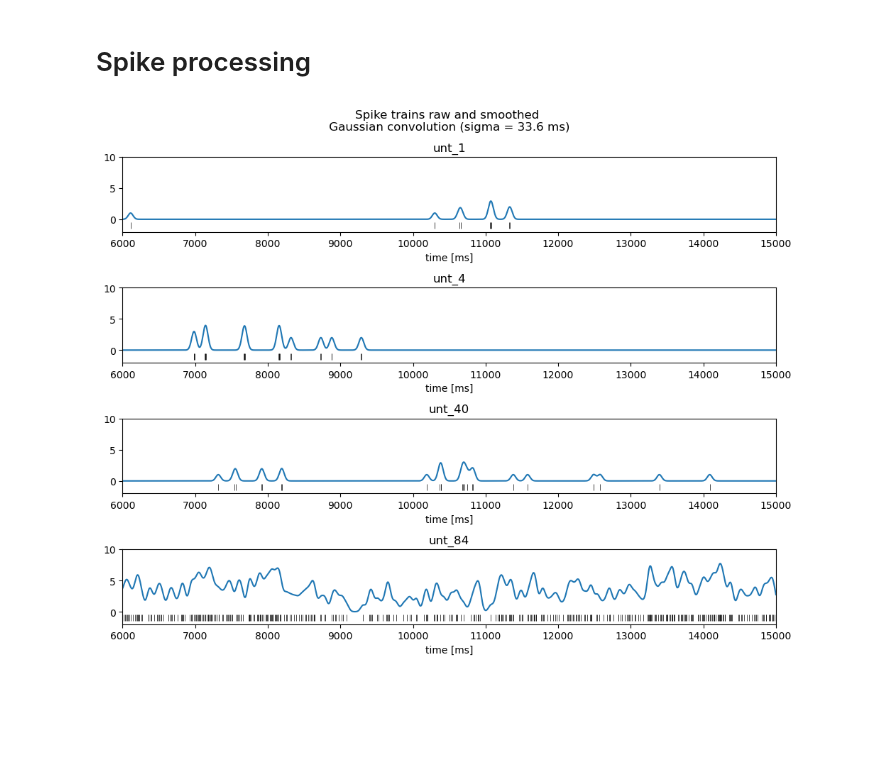
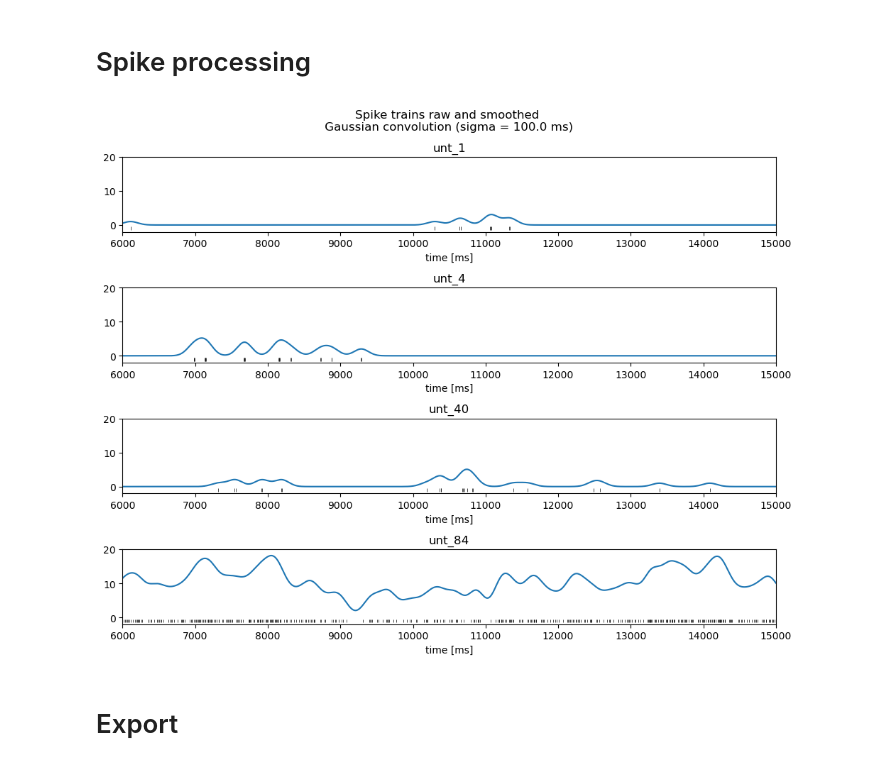
Before and after one commit to the-wang-lab/active_task_encoding_model, a Jupyter notebook: visualize_data.ipynb, the cells around one changed output. Cells and saved outputs as stored; diff of their text form; code cells hidden in the pictures; blank space fills up the shorter version.

```diff
--- a/visualize_data.ipynb
+++ b/visualize_data.ipynb
@@ -373,7 +365,7 @@ gr_prc = df_prc.groupby('trial')
 # %%
 # distance-based features (intra-trial, resets each trial)
 norm = lambda x: zscore(x) # normalize: subtract mean and normalize by standard deviation
-smooth_w = 42 # sigma=42 time steps (33 ms)
+smooth_w = 125 # sigma=125 time steps (100 ms)
 smooth = lambda x: gaussian_filter1d(x, sigma=smooth_w, mode='nearest')  # smooth with gaussian
 
 for i, raw in gr_raw:
@@ -394,12 +386,12 @@ for i, raw in gr_raw:
     dst3_nrm = norm(dst3_smt)
     df_prc.loc[raw.index, 'dst^3'] = dst3_nrm
 
-    # velocity TODO average dst more
+    # velocity
     vel_smt = np.gradient(dst_smt) # use smoothed dst
     vel_nrm = norm(vel_smt)
     df_prc.loc[raw.index, 'vel'] = vel_nrm
 
-    # acceleration TODO average dst more
+    # acceleration
     acc_raw = np.gradient(vel_smt)
     acc_nrm = norm(acc_raw)
     df_prc.loc[raw.index, 'acc'] = acc_nrm
@@ -454,7 +446,7 @@ fig.tight_layout()
 convolve = lambda x, w: np.convolve(x, general_cosine(w, [1, 1]), mode='same') # convolve with raised cosine
 
 # choose time interval for each event (in time steps)
-d_cue, n_cue = 625,  10
+d_cue, n_cue = 625,  5
 d_blk, n_blk = 1250, 10
 d_rwd, n_rwd = 1250, 10
 d_lck, n_lck = 1250, 11
@@ -594,45 +586,51 @@ fig
 # Spike processing
 # %%
 # spikes
-w_spk = 42 # sigma=42 time steps (33 ms), original code used 5*25=125 time steps
+w_spk = 125 # sigma=125 time steps (100 ms), original code used 5*25=125 time steps
 convolve = lambda x, w: np.convolve(x, general_gaussian(M=10*w, p=1, sig=w), mode='same') # convolve with gaussian
+
+df_prc2 = pd.DataFrame(data=df_raw.loc[:, 'trial'], )
+gr_prc2 = df_prc2.groupby('trial')
 
 col_spk = [ i for i in df_raw.columns if i.startswith('unt_') ]
 for col in col_spk:
     x = df_raw.loc[:, col]
     df_prc.loc[:, col ] = convolve(x, w_spk)
+    df_prc2.loc[:, col ] = x
 # %%
 # plot smoothed spikes
 ns = [1, 2, 3] # select trials
 raw = pd.concat([ gr_raw.get_group(n) for n in ns ])
 prc = pd.concat([ gr_prc.get_group(n) for n in ns ])
 
 fig, axarr = plt.subplots(nrows=4, figsize=(10, 8))
-fig.suptitle('Spike trains raw and smoothed\n Gaussian convolution (sigma = {} ms)'.format(str(steps2ms(smooth_w))))
+fig.suptitle('Spike trains raw and smoothed\n Gaussian convolution (sigma = {} ms)'.format(str(steps2ms(w_spk))))
 
 def raster(df, col):
     'plot columns col from list of dataframes'
     t = df.loc[:, col]
     x = np.where(t == 1)[0]
     x = steps2ms(x)
     ax.eventplot(x, lw=0.5, lineoffset=-1, colors='k')
 
 def plot(df, col):
     y = df.loc[:, col]
     x = np.arange(len(y.index))
     x = steps2ms(x)
     ax.plot(x, y)
 
 for ax, u in zip(axarr, ['unt_{}'.format(str(i)) for i in [1, 4, 40, 84]]):
     ax.set_title(u)
     plot(prc, u)
     raster(raw, u)
 
 for ax in axarr:
     ax.set_xlabel('time [ms]')
     ax.set_xlim(6000, 15000)
-    ax.set_ylim((-2, 10))
+    ax.set_ylim((-2, 20))
 
 fig.tight_layout()
 # %% [output]
-[figure, old version]
+[figure, new version]
+# %% [markdown]
+# Export
```
Also changed, not shown: parts of 12 cells of this notebook, 1 other file.
